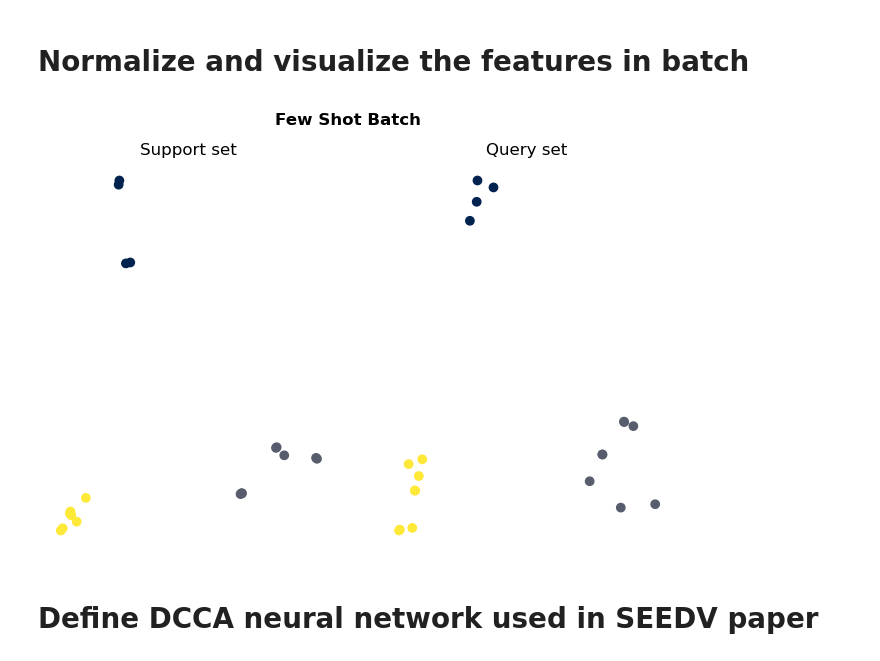
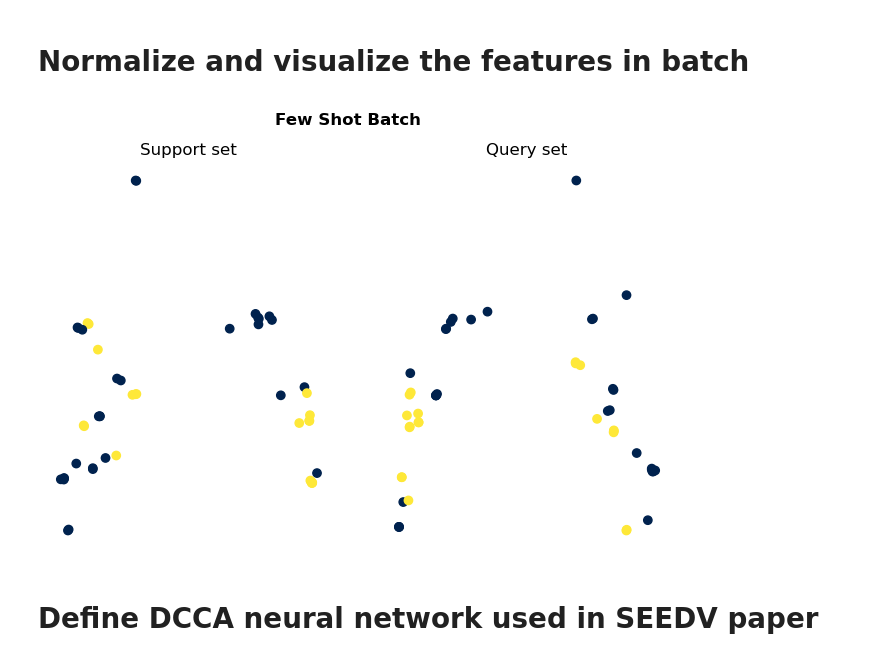
Before and after one commit to chanelfcheng/Meta-Learning-EEG-Emotion, a Jupyter notebook: seed_v.ipynb, the cells around one changed output. Saved outputs shown, nothing was run; the diff lists cells and outputs as text; code cells hidden in the pictures.

```diff
--- a/seed_v.ipynb
+++ b/seed_v.ipynb
@@ -150,14 +175,17 @@ SEEDV_all_features, SEEDV_all_targets = seed_v.get_all_data()
 # %%
 class EEGDataset(data.Dataset):
     def __init__(self, features, targets):
+        """constructor for EEGDataset"""
         super().__init__()
         self.features = features
         self.targets = targets
 
     def __getitem__(self, idx):
+        """get item by index"""
         features, targets = self.features[idx], self.targets[idx]
 
         return features, targets
 
     def __len__(self):
+        """get number of samples in dataset"""
         return self.features.shape[0]
@@ -176,0 +192,4 @@ test_set = dataset_from_labels(
+# %%
+train_set = EEGDataset(*seed_v.get_subjects_data(train_metaclasses))
+val_set = EEGDataset(*seed_v.get_subjects_data(val_metaclasses))
+test_set = EEGDataset(*seed_v.get_subjects_data(test_metaclasses))
@@ -213,17 +236,16 @@ class FewShotBatchSampler(object):
         for c in self.classes:
             self.indices_per_class[c] = torch.where(self.dataset_targets == c)[0]
             self.batches_per_class[c] = self.indices_per_class[c].shape[0] // self.K_shot
-
         # Create a list of classes from which we select the N classes per batch
         self.iterations = sum(self.batches_per_class.values()) // self.N_way
-        self.class_list = [c for c in self.classes for _ in range(self.batches_per_class[c])]
+        # self.class_list = [c for c in self.classes for _ in range(self.batches_per_class[c])]
         if shuffle_once or self.shuffle:
             self.shuffle_data()
         else:
             # For testing, we iterate over classes instead of shuffling them
             sort_idxs = [i+p*self.num_classes for i,
                          c in enumerate(self.classes) for p in range(self.batches_per_class[c])]
-            self.class_list = np.array(self.class_list)[np.argsort(sort_idxs)].tolist()
+            # self.class_list = np.array(self.class_list)[np.argsort(sort_idxs)].tolist()
 
     def shuffle_data(self):
         # Shuffle the examples per class
@@ -233,7 +255,7 @@ class FewShotBatchSampler(object):
         # Shuffle the class list from which we sample. Note that this way of shuffling
         # does not prevent to choose the same class twice in a batch. However, for
         # training and validation, this is not a problem.
-        random.shuffle(self.class_list)
+        # random.shuffle(self.class_list)
 
     def __iter__(self):
         # Shuffle data
@@ -243,11 +265,20 @@ class FewShotBatchSampler(object):
         # Sample few-shot batches
         start_index = defaultdict(int)
         for it in range(self.iterations):
-            class_batch = self.class_list[it*self.N_way:(it+1)*self.N_way]  # Select N classes for the batch
+            # Select N classes for the batch
+            # class_batch = self.class_list[it*self.N_way:(it+1)*self.N_way]  #
+
+            # WARNING: Possible problem with this is that the last batch might
+            # not have all N classes
+            class_batch = random.sample(self.classes, self.N_way)
             index_batch = []
             for c in class_batch:  # For each class, select the next K examples and add them to the batch
                 index_batch.extend(self.indices_per_class[c][start_index[c]:start_index[c]+self.K_shot])
                 start_index[c] += self.K_shot
+                try:
+                    self.indices_per_class[c][start_index[c]]
+                except:
+                    start_index[c] = 0
             if self.include_query:  # If we return support+query set, sort them so that they are easy to split
                 index_batch = index_batch[::2] + index_batch[1::2]
             yield index_batch
@@ -256,7 +287,7 @@ class FewShotBatchSampler(object):
         return self.iterations
 # %%
 N_WAY = 5
-K_SHOT = 4
+K_SHOT = 10
 train_data_loader = data.DataLoader(train_set,
                                     batch_sampler=FewShotBatchSampler(train_set.targets,
                                                                       include_query=True,
@@ -302,22 +322,22 @@ query_features = query_features / query_features.max(0, keepdim=True)[0]
 # %%
 from sklearn.decomposition import PCA
 
 pca = PCA(n_components=2)
 support_pca = pca.fit_transform(support_features)
 query_pca = pca.fit_transform(query_features)
 
 fig, ax = plt.subplots(1, 2, figsize=(8, 5))
-ax[0].scatter(support_pca[:,0], support_pca[:,1], c=support_targets)
+ax[0].scatter(support_pca[:,0], support_pca[:,1], c=support_targets.reshape((-1,1)))
 ax[0].set_title("Support set")
 ax[0].axis('off')
-ax[1].scatter(query_pca[:,0], query_pca[:,1], c=query_targets)
+ax[1].scatter(query_pca[:,0], query_pca[:,1], c=query_targets.reshape((-1,1)))
 ax[1].set_title("Query set")
 ax[1].axis('off')
 plt.suptitle("Few Shot Batch", weight='bold')
 plt.show()
 plt.close()
 # %% [output]
-[figure, old version]
+[figure, new version]
 # %% [markdown]
 # Define DCCA neural network used in SEEDV paper
 # %% [markdown]
```
Also changed, not shown: parts of 17 cells of this notebook, 1 other file.
